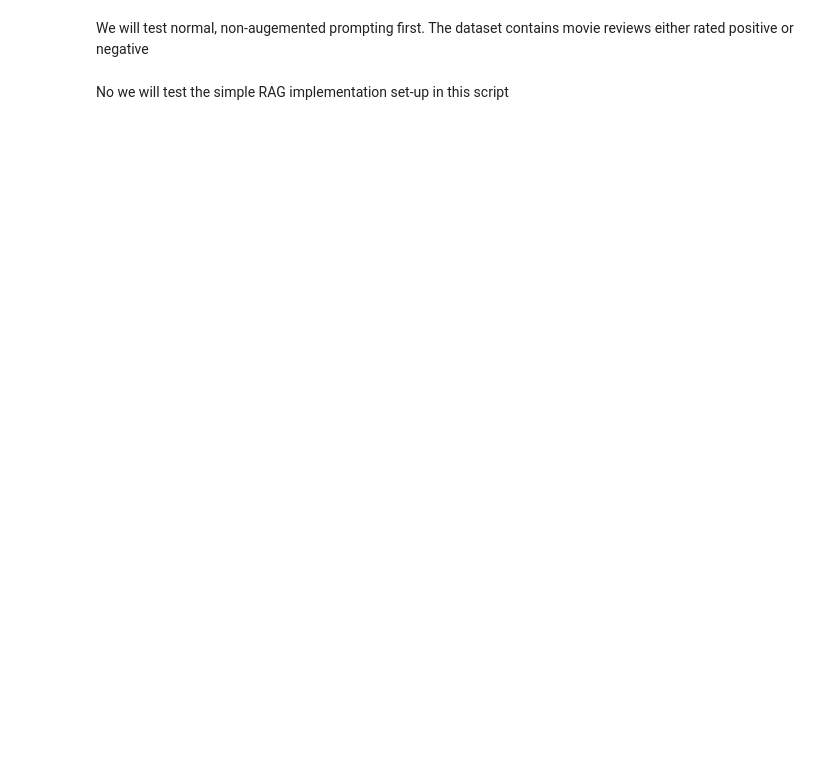
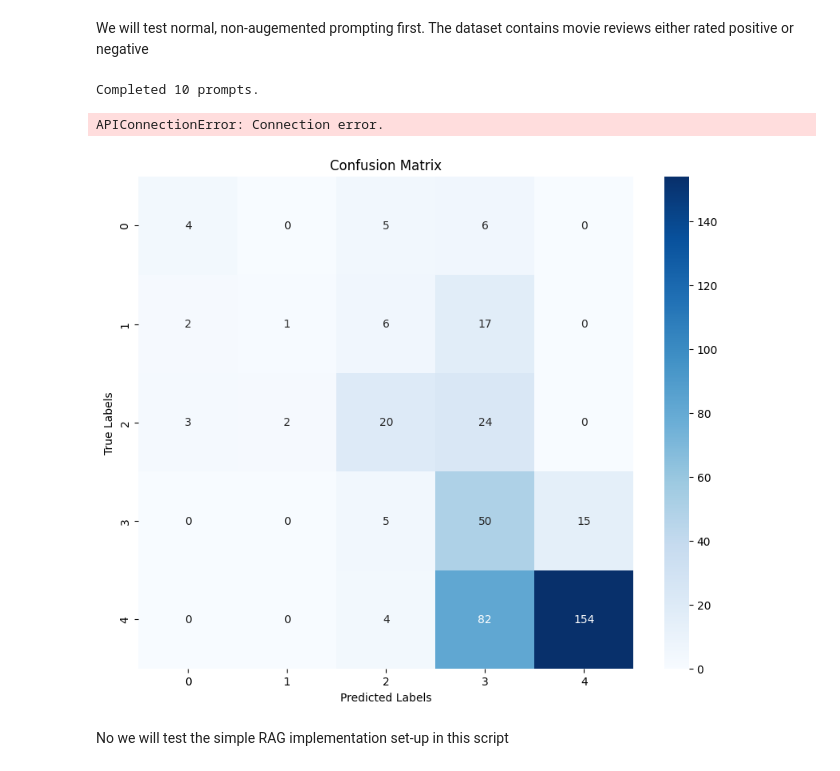
Before and after one commit to Br0wn1e23/LLM_Exp, a Jupyter notebook: LLM_classification.ipynb, the cells around one changed output. Cells and saved outputs as stored; diff of their text form; code cells hidden in the pictures; blank space fills up the shorter version.

Commit message:
Confusion Matrix Update

```diff
--- a/LLM_classification.ipynb
+++ b/LLM_classification.ipynb
@@ -265,18 +276,33 @@ We will test normal, non-augemented prompting first.
 The dataset contains movie reviews either rated positive or negative
 # %%
 ##Dataset
-x_split = 10000
+x_split = 20000
 reviews_data = pd.read_csv("Clothing Reviews.csv").dropna(subset=["Review Text","Rating"]).sample(frac=1).reset_index(drop=True) #shuffle the dataset every time
-train_x, train_y, test_x, test_y = reviews_data["Review Text"][:x_split].values, reviews_data["Rating"][:x_split].values, reviews_data["Review Text"][x_split:].values, reviews_data["Rating"][x_split:].values
+train_x, train_y, test_x, test_y = reviews_data["Review Text"][:x_split].values, reviews_data["Rating"][:x_split].values - 1, reviews_data["Review Text"][x_split:].values, reviews_data["Rating"][x_split:].values - 1
 #set_size = len(reviews_data)-x_split
-set_size = 500
+set_size = 400
 x = test_x[:set_size]
 y = test_y[:set_size]
 # %%
 #Select a subset of the dataset and try the basic model
-#cats, ids = convert_outputs(batch_prompt_model(x))
-# valid_test_y = clean_y(y, ids)
-# print(f"Weighted F1-Score of standard prompting: {f1_score(valid_test_y, cats, average='weighted')}")
+cats, ids = convert_outputs(batch_prompt_model(x))
+valid_test_y = clean_y(y, ids)
+print(f"Macro F1-Score of standard prompting: {f1_score(valid_test_y, cats, average='macro')}")
+# %% [output]
+Completed 10 prompts.
+APIConnectionError: Connection error.
+# %%
+conf_matrix = confusion_matrix(valid_test_y, cats)
+
+# Step 4: Display the confusion matrix using Seaborn
+plt.figure(figsize=(10, 8))
+sns.heatmap(conf_matrix, annot=True, fmt='d', cmap='Blues', xticklabels=range(5), yticklabels=range(5))
+plt.xlabel('Predicted Labels')
+plt.ylabel('True Labels')
+plt.title('Confusion Matrix')
+plt.show()
+# %% [output]
+[figure, added]
 # %% [markdown]
 No we will test the simple RAG implementation set-up in this script
 # %%
```
Also changed, not shown: parts of 7 cells of this notebook.
